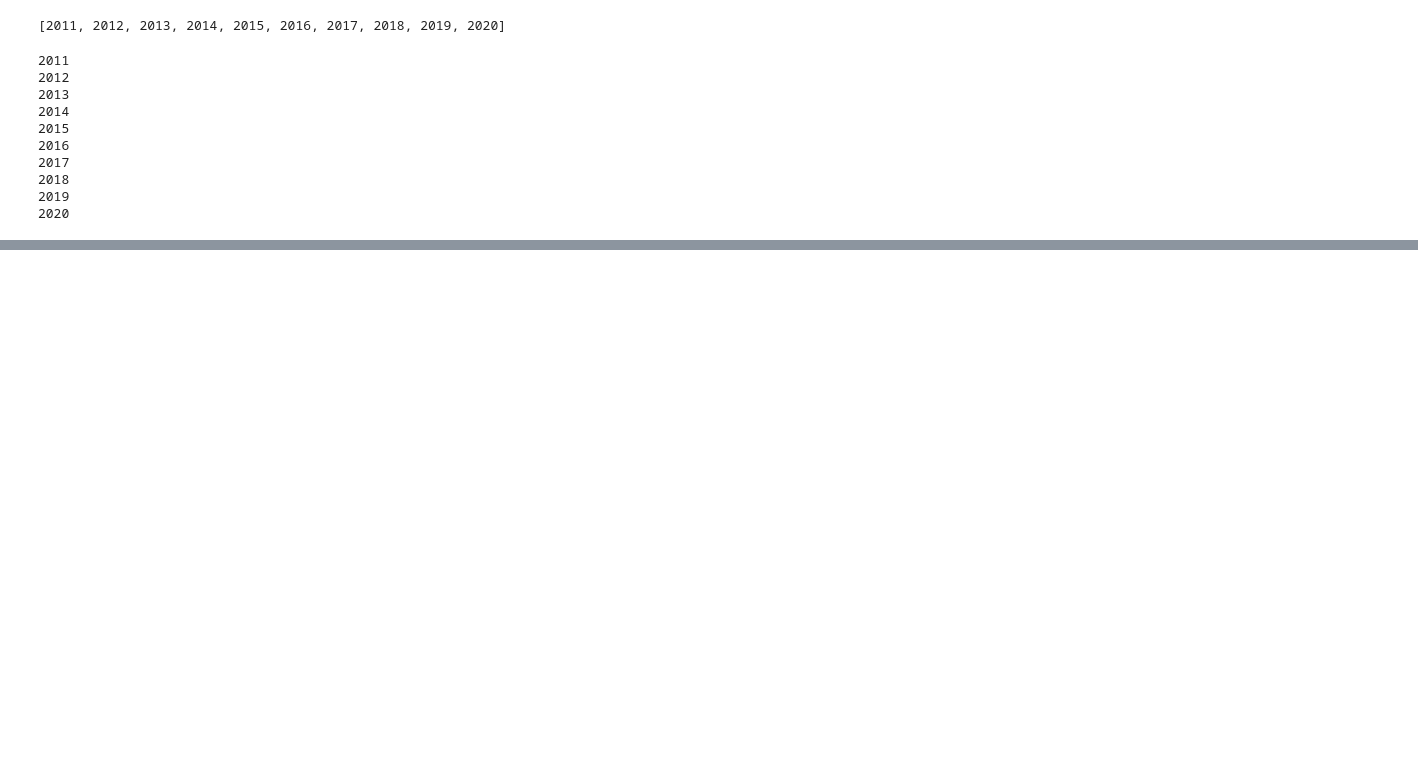
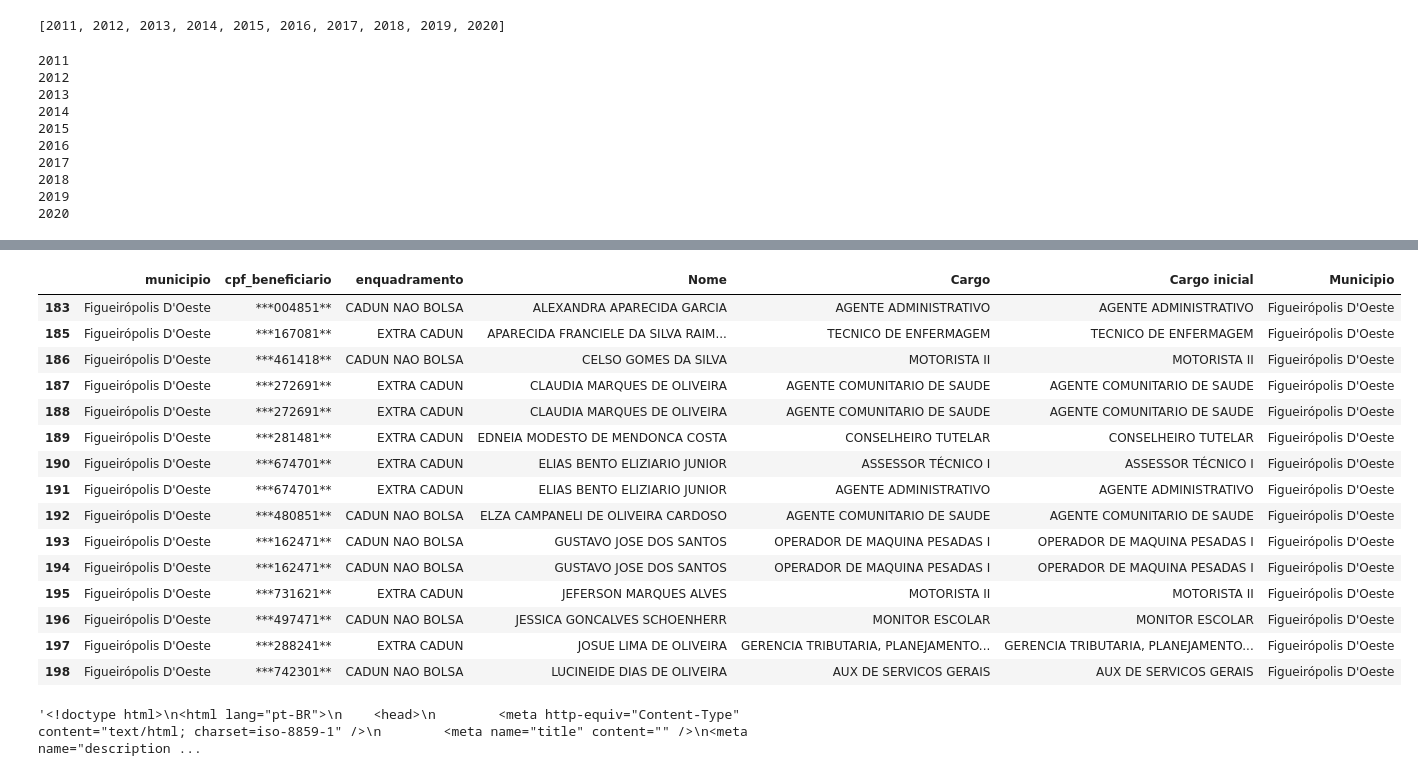
Before and after one commit to ledigofig/Auxilio-Emergencial, a Jupyter notebook: analise_municipios.ipynb, the cells around one changed output, grey strips where cells are left out. Drawn from its saved outputs; the diff is of its cells as text; code cells hidden in the pictures; blank space fills up the shorter version.

Commit message:
Atualização analise Municipios

```diff
--- a/analise_municipios.ipynb
+++ b/analise_municipios.ipynb
@@ -562,2 +673,25 @@ auxilio_emergencial_vale_jauru[auxilio_emergencial_vale_jauru['Nome']==  'ELIÁS
+# %%
+ser_rec_aux_mun[ser_rec_aux_mun['municipio']==  "Figueirópolis D'Oeste"]
+# %% [output]
+|  | municipio | cpf_beneficiario | enquadramento | Nome | Cargo | Cargo inicial | Municipio |
+| 183 | Figueirópolis D'Oeste | ***004851** | CADUN NAO BOLSA | ALEXANDRA APARECIDA GARCIA | AGENTE ADMINISTRATIVO | AGENTE ADMINISTRATIVO | Figueirópolis D'Oeste |
+| 185 | Figueirópolis D'Oeste | ***167081** | EXTRA CADUN | APARECIDA FRANCIELE DA SILVA RAIM... | TECNICO DE ENFERMAGEM | TECNICO DE ENFERMAGEM | Figueirópolis D'Oeste |
+| 186 | Figueirópolis D'Oeste | ***461418** | CADUN NAO BOLSA | CELSO GOMES DA SILVA | MOTORISTA II | MOTORISTA II | Figueirópolis D'Oeste |
+| 187 | Figueirópolis D'Oeste | ***272691** | EXTRA CADUN | CLAUDIA MARQUES DE OLIVEIRA | AGENTE COMUNITARIO DE SAUDE | AGENTE COMUNITARIO DE SAUDE | Figueirópolis D'Oeste |
+| 188 | Figueirópolis D'Oeste | ***272691** | EXTRA CADUN | CLAUDIA MARQUES DE OLIVEIRA | AGENTE COMUNITARIO DE SAUDE | AGENTE COMUNITARIO DE SAUDE | Figueirópolis D'Oeste |
+| 189 | Figueirópolis D'Oeste | ***281481** | EXTRA CADUN | EDNEIA MODESTO DE MENDONCA COSTA | CONSELHEIRO TUTELAR | CONSELHEIRO TUTELAR | Figueirópolis D'Oeste |
+| 190 | Figueirópolis D'Oeste | ***674701** | EXTRA CADUN | ELIAS BENTO ELIZIARIO JUNIOR | ASSESSOR TÉCNICO I | ASSESSOR TÉCNICO I | Figueirópolis D'Oeste |
+| 191 | Figueirópolis D'Oeste | ***674701** | EXTRA CADUN | ELIAS BENTO ELIZIARIO JUNIOR | AGENTE ADMINISTRATIVO | AGENTE ADMINISTRATIVO | Figueirópolis D'Oeste |
+| 192 | Figueirópolis D'Oeste | ***480851** | CADUN NAO BOLSA | ELZA CAMPANELI DE OLIVEIRA CARDOSO | AGENTE COMUNITARIO DE SAUDE | AGENTE COMUNITARIO DE SAUDE | Figueirópolis D'Oeste |
+| 193 | Figueirópolis D'Oeste | ***162471** | CADUN NAO BOLSA | GUSTAVO JOSE DOS SANTOS | OPERADOR DE MAQUINA PESADAS I | OPERADOR DE MAQUINA PESADAS I | Figueirópolis D'Oeste |
+| 194 | Figueirópolis D'Oeste | ***162471** | CADUN NAO BOLSA | GUSTAVO JOSE DOS SANTOS | OPERADOR DE MAQUINA PESADAS I | OPERADOR DE MAQUINA PESADAS I | Figueirópolis D'Oeste |
+| 195 | Figueirópolis D'Oeste | ***731621** | EXTRA CADUN | JEFERSON MARQUES ALVES | MOTORISTA II | MOTORISTA II | Figueirópolis D'Oeste |
+| 196 | Figueirópolis D'Oeste | ***497471** | CADUN NAO BOLSA | JESSICA GONCALVES SCHOENHERR | MONITOR ESCOLAR | MONITOR ESCOLAR | Figueirópolis D'Oeste |
+| 197 | Figueirópolis D'Oeste | ***288241** | EXTRA CADUN | JOSUE LIMA DE OLIVEIRA | GERENCIA TRIBUTARIA, PLANEJAMENTO... | GERENCIA TRIBUTARIA, PLANEJAMENTO... | Figueirópolis D'Oeste |
+| 198 | Figueirópolis D'Oeste | ***742301** | CADUN NAO BOLSA | LUCINEIDE DIAS DE OLIVEIRA | AUX DE SERVICOS GERAIS | AUX DE SERVICOS GERAIS | Figueirópolis D'Oeste |
 # %%
 tce_cidadão_link
+# %%
+r.text
+# %% [output]
+'<!doctype html>\n<html lang="pt-BR">\n    <head>\n        <meta http-equiv="Content-Type" content="text/html; charset=iso-8859-1" />\n        <meta name="title" content="" />\n<meta name="description ...
```
Also changed, not shown: parts of 11 cells of this notebook.
